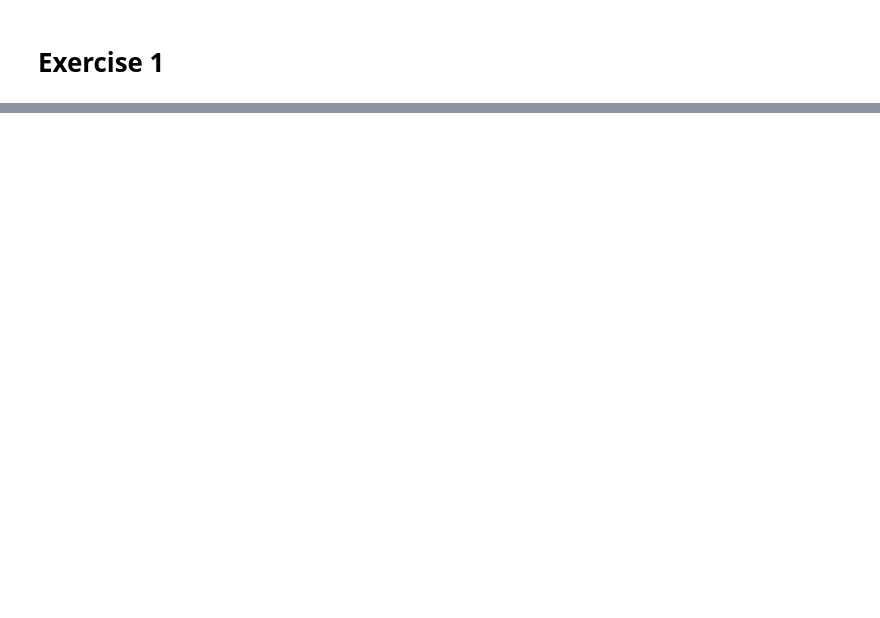
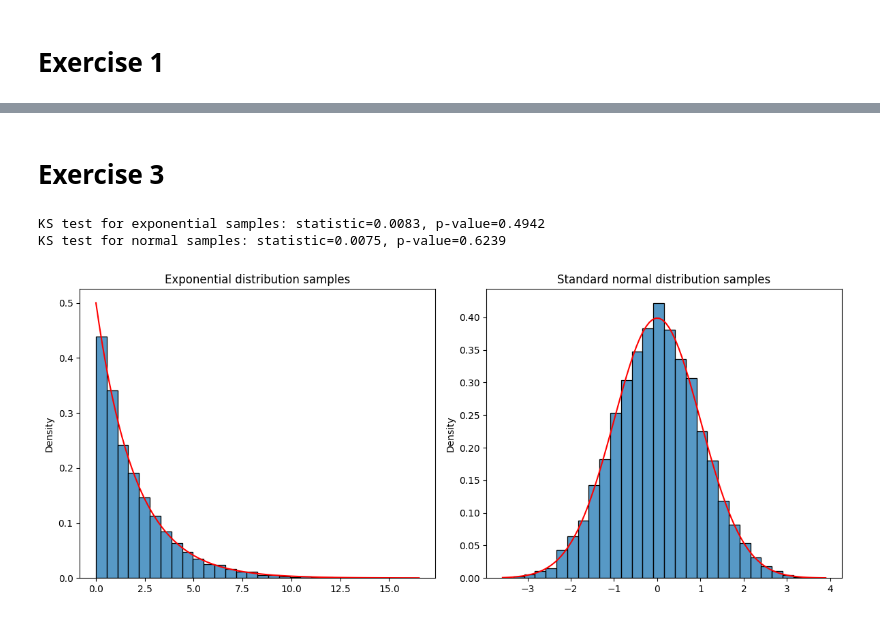
Before and after one commit to Neismo/StochasticSimulation, a Jupyter notebook: exercises.ipynb, the cells around one changed output, grey strips where cells are left out. Cells and saved outputs as stored; diff of their text form; code cells hidden in the pictures; blank space fills up the shorter version.

```diff
--- a/exercises.ipynb
+++ b/exercises.ipynb
@@ -170,0 +332,2 @@ plt.show()
+# %% [markdown]
+# Exercise 3
@@ -170,0 +383,28 @@ plt.show()
+# %%
+
+# Plot samples versus theoretical PDF for exponential distribution, normal distribution.
+exp_samples = sample_exponential_dist(0.5)
+normal_samples = sample_standard_normal_box_mueller()
+
+# Also do Kolmogorov-Smirnov test for both samples to check if they fit the theoretical distribution.
+ks_exp = scipy.stats.kstest(exp_samples, 'expon', args=(0, 1/0.5))
+ks_normal = scipy.stats.kstest(normal_samples, 'norm')
+
+print(f"KS test for exponential samples: statistic={ks_exp.statistic:.4f}, p-value={ks_exp.pvalue:.4f}")
+print(f"KS test for normal samples: statistic={ks_normal.statistic:.4f}, p-value={ks_normal.pvalue:.4f}")
+
+fig, axes = plt.subplots(1, 2, figsize=(12, 5))
+seaborn.histplot(exp_samples, bins=30, ax=axes[0], stat='density')
+x_exp = np.linspace(0, max(exp_samples), 100)
+axes[0].plot(x_exp, 0.5 * np.exp(-0.5 * x_exp), color='red')
+axes[0].set_title("Exponential distribution samples")
+
+seaborn.histplot(normal_samples, bins=30, ax=axes[1], stat='density')
+x_norm = np.linspace(min(normal_samples), max(normal_samples), 100)
+axes[1].plot(x_norm, (1/np.sqrt(2 * np.pi)) * np.exp(-0.5 * x_norm**2), color='red')
+axes[1].set_title("Standard normal distribution samples")
+fig.tight_layout()
+# %% [output]
+KS test for exponential samples: statistic=0.0083, p-value=0.4942
+KS test for normal samples: statistic=0.0075, p-value=0.6239
+[figure, added]
```
Also changed, not shown: parts of 36 cells of this notebook.
